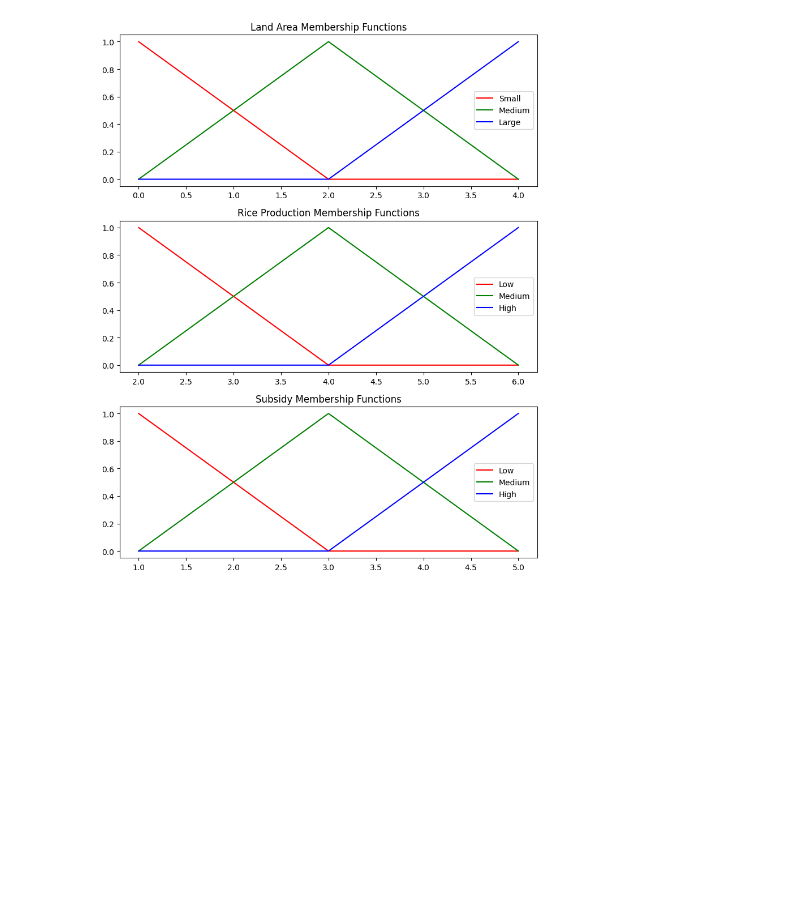
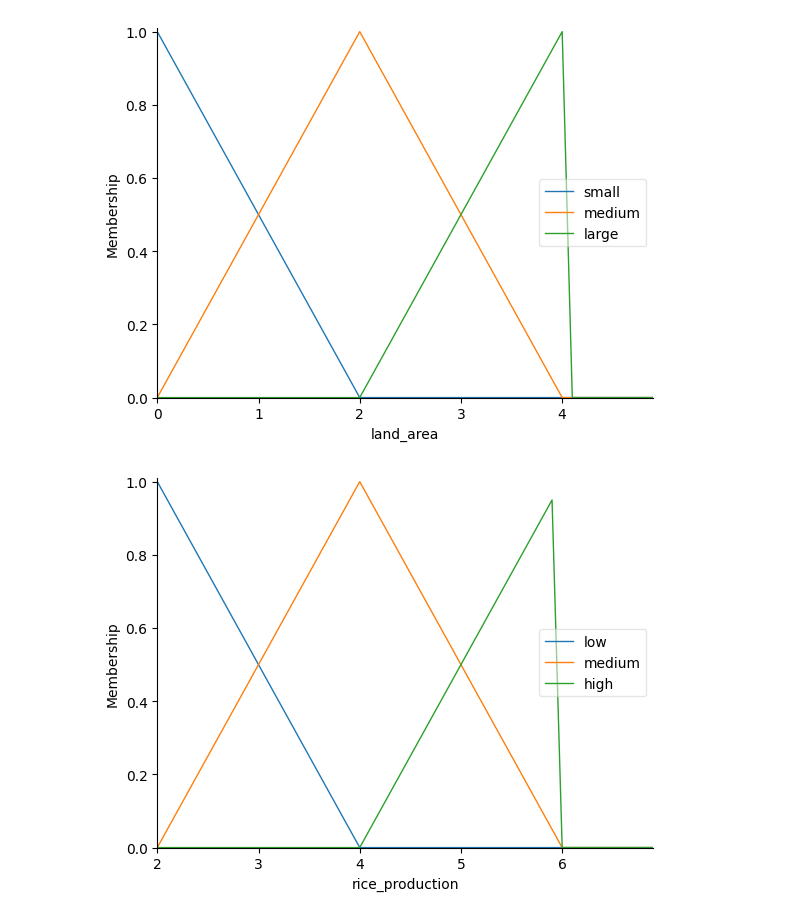
Before and after one commit to FarrelAD/Calculate-Subsidy-With-Fuzzy-Logic, a Jupyter notebook: mamdani/mamdani.ipynb, the cells around one changed output. Saved outputs shown, nothing was run; the diff lists cells and outputs as text; code cells hidden in the pictures; blank space fills up the shorter version.

```diff
--- a/mamdani/mamdani.ipynb
+++ b/mamdani/mamdani.ipynb
@@ -31,29 +27,10 @@ rice_production['high'] = fuzz.trimf(rice_production.universe, [4, 6, 6])
 subsidy['low'] = fuzz.trimf(subsidy.universe, [1, 1, 3])
 subsidy['medium'] = fuzz.trimf(subsidy.universe, [1, 3, 5])
 subsidy['high'] = fuzz.trimf(subsidy.universe, [3, 5, 5])
-# %%
-# Plot membership functions
-fig, axs = plt.subplots(3, 1, figsize=(8, 10))
-
-axs[0].plot(land_area.universe, land_area['small'].mf, 'r', label='Small')
-axs[0].plot(land_area.universe, land_area['medium'].mf, 'g', label='Medium')
-axs[0].plot(land_area.universe, land_area['large'].mf, 'b', label='Large')
-axs[0].set_title('Land Area Membership Functions')
-axs[0].legend()
-
-axs[1].plot(rice_production.universe, rice_production['low'].mf, 'r', label='Low')
-axs[1].plot(rice_production.universe, rice_production['medium'].mf, 'g', label='Medium')
-axs[1].plot(rice_production.universe, rice_production['high'].mf, 'b', label='High')
-axs[1].set_title('Rice Production Membership Functions')
-axs[1].legend()
-
-axs[2].plot(subsidy.universe, subsidy['low'].mf, 'r', label='Low')
-axs[2].plot(subsidy.universe, subsidy['medium'].mf, 'g', label='Medium')
-axs[2].plot(subsidy.universe, subsidy['high'].mf, 'b', label='High')
-axs[2].set_title('Subsidy Membership Functions')
-axs[2].legend()
-
-plt.tight_layout()
-plt.show()
-# %% [output]
-[figure, removed]
+# %%
+land_area.view()
+rice_production.view()
+subsidy.view()
+# %% [output]
+[figure, added]
+[figure, added]
```
Also changed, not shown: parts of 4 cells of this notebook.
